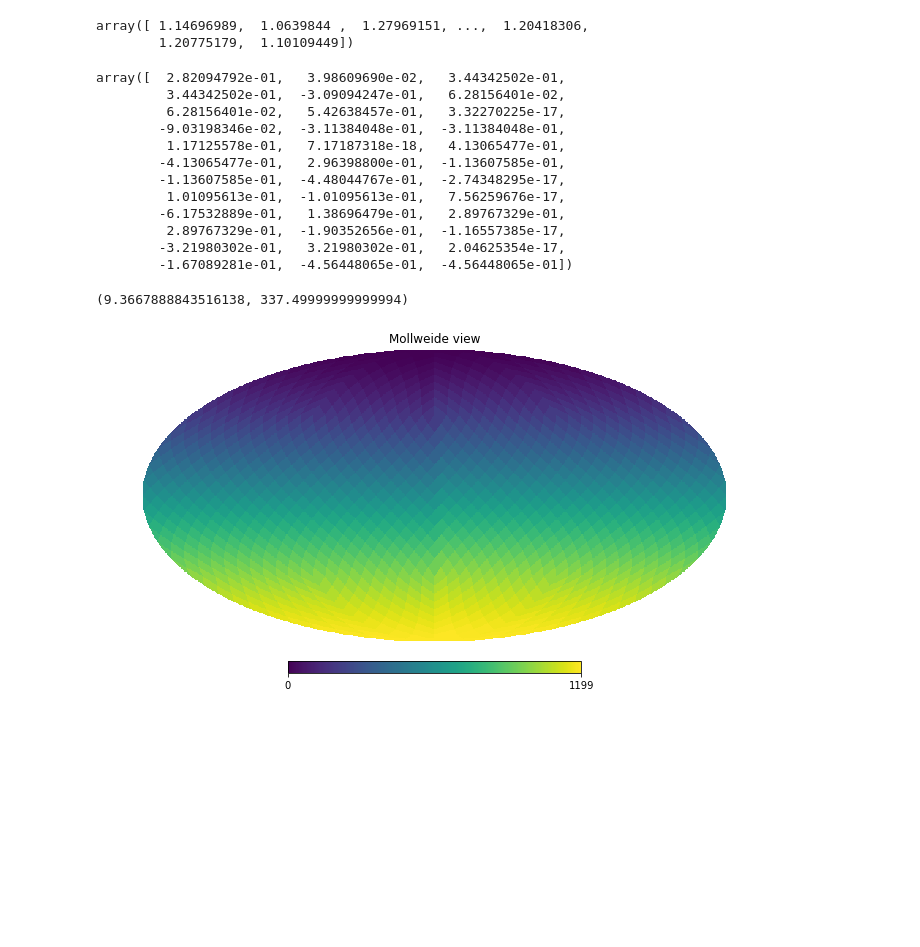
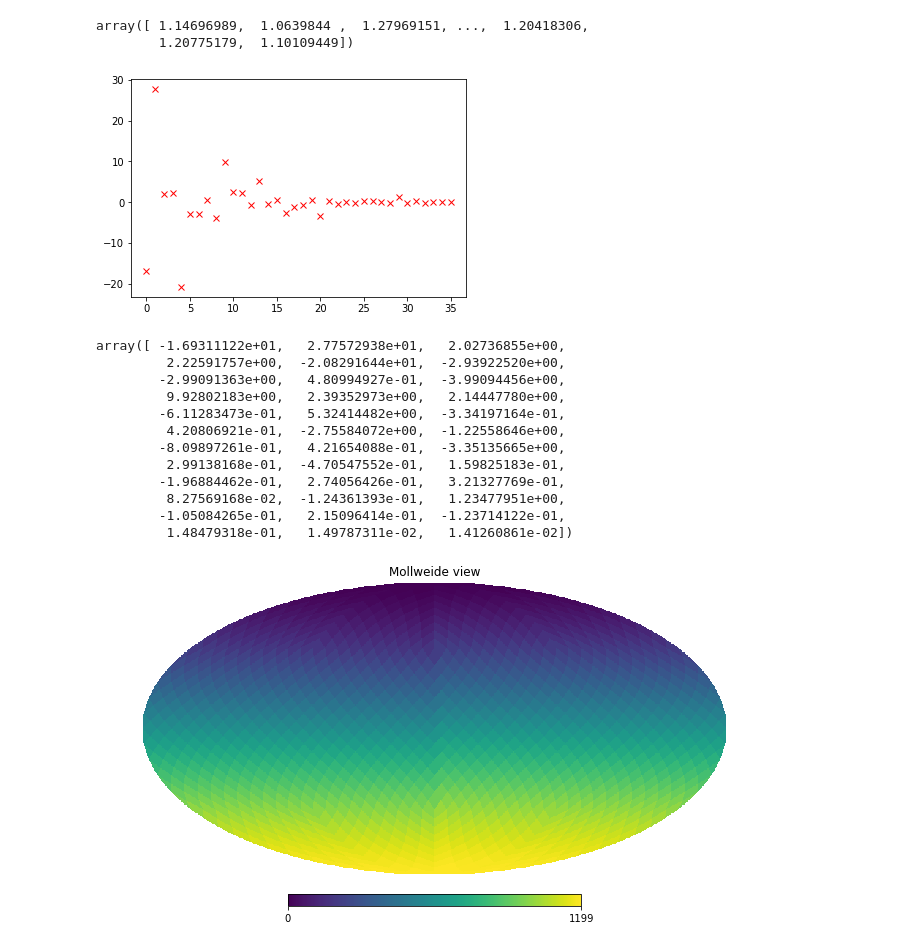
Before and after one commit to paantya/gaialib, a Jupyter notebook: d2018.ipynb, the cells around one changed output. Saved outputs shown, nothing was run; the diff lists cells and outputs as text; code cells hidden in the pictures; blank space fills up the shorter version.

```diff
--- a/d2018.ipynb
+++ b/d2018.ipynb
@@ -540,28 +538,35 @@ for i in np.arange(len(Am)):
     lib, lil  = list(hp.pix2ang(NSIDE, i))
     for j in np.arange(36):
         Am[i][j] = FVJ(j, lil,lib)
-# %%
-#hp.pix2ang(NSIDE, i)
-
-Am[0]
-# %% [output]
-array([  2.82094792e-01,   3.98609690e-02,   3.44342502e-01,
-         3.44342502e-01,  -3.09094247e-01,   6.28156401e-02,
-         6.28156401e-02,   5.42638457e-01,   3.32270225e-17,
-        -9.03198346e-02,  -3.11384048e-01,  -3.11384048e-01,
-         1.17125578e-01,   7.17187318e-18,   4.13065477e-01,
-        -4.13065477e-01,   2.96398800e-01,  -1.13607585e-01,
-        -1.13607585e-01,  -4.48044767e-01,  -2.74348295e-17,
-         1.01095613e-01,  -1.01095613e-01,   7.56259676e-17,
-        -6.17532889e-01,   1.38696479e-01,   2.89767329e-01,
-         2.89767329e-01,  -1.90352656e-01,  -1.16557385e-17,
-        -3.21980302e-01,   3.21980302e-01,   2.04625354e-17,
-        -1.67089281e-01,  -4.56448065e-01,  -4.56448065e-01])
 # %%
-l,b = map(lambda x: x/np.pi*180,list(hp.pix2ang(NSIDE, 11)))
-l,b
+X = np.linalg.lstsq(Am,Y)
+
+
+
+#l,b = map(lambda x: x/np.pi*180,list(hp.pix2ang(NSIDE, 11)))
+#l,b
+
+import matplotlib.pyplot as plt
+plt.plot([i for i in np.arange(X[2])],X[0], 'rx')
+#plt.axis([0, 6, 0, 20])
+plt.show()
+
+
+X[0]
 # %% [output]
+[figure, added]
-(9.3667888843516138, 337.49999999999994)
+array([ -1.69311122e+01,   2.77572938e+01,   2.02736855e+00,
+         2.22591757e+00,  -2.08291644e+01,  -2.93922520e+00,
+        -2.99091363e+00,   4.80994927e-01,  -3.99094456e+00,
+         9.92802183e+00,   2.39352973e+00,   2.14447780e+00,
+        -6.11283473e-01,   5.32414482e+00,  -3.34197164e-01,
+         4.20806921e-01,  -2.75584072e+00,  -1.22558646e+00,
+        -8.09897261e-01,   4.21654088e-01,  -3.35135665e+00,
+         2.99138168e-01,  -4.70547552e-01,   1.59825183e-01,
+        -1.96884462e-01,   2.74056426e-01,   3.21327769e-01,
+         8.27569168e-02,  -1.24361393e-01,   1.23477951e+00,
+        -1.05084265e-01,   2.15096414e-01,  -1.23714122e-01,
+         1.48479318e-01,   1.49787311e-02,   1.41260861e-02])
 # %%
 hp.mollview(m)#, nest=True, title="Mollview image NESTED")
 # %% [output]
```
Also changed, not shown: parts of 8 cells of this notebook.
